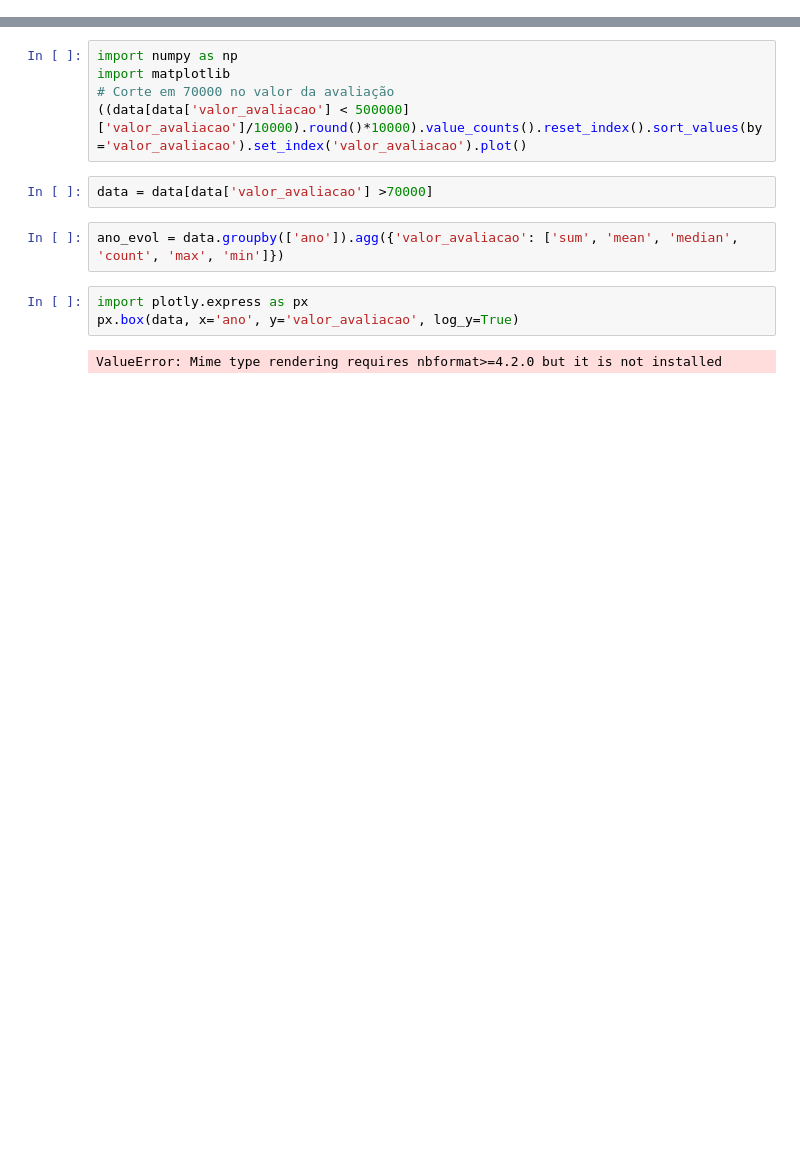
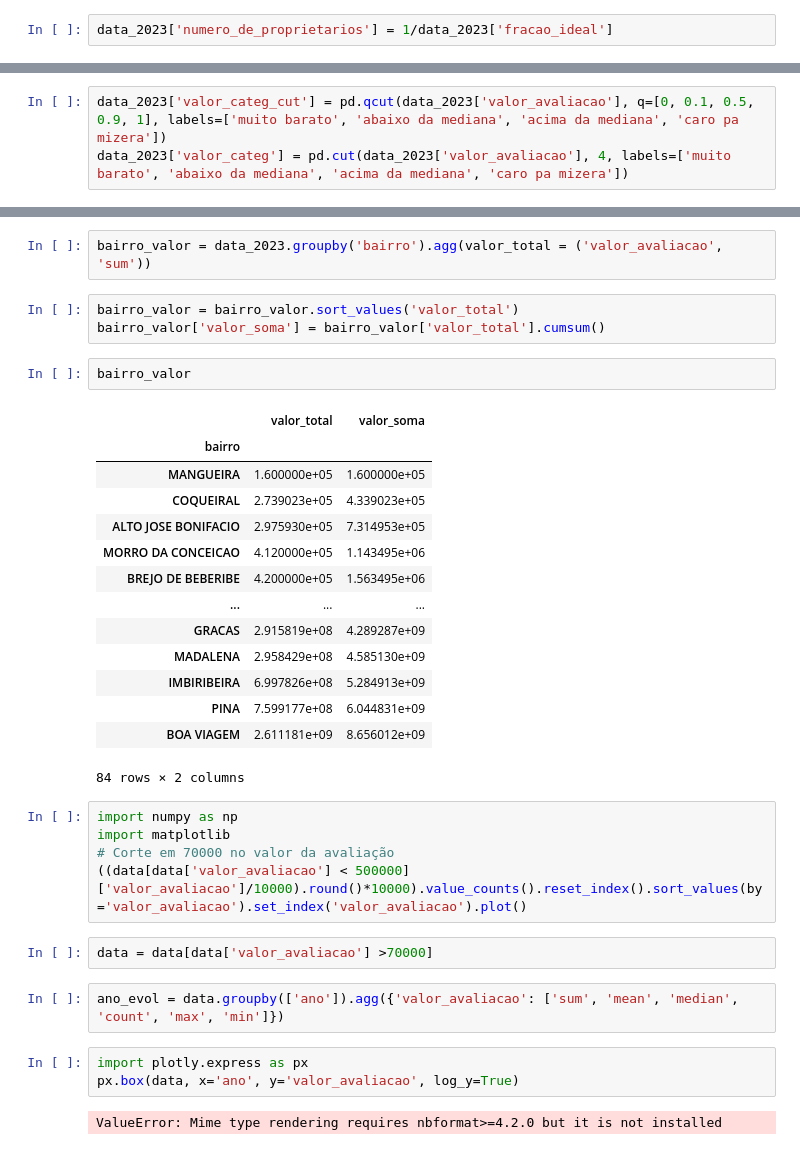
Before and after one commit to jubiss/estudo, a Jupyter notebook: real_estate_recife/analysis.ipynb, the cells around one changed output, grey strips where cells are left out. Cells and saved outputs as stored; diff of their text form; blank space fills up the shorter version.

```diff
--- a/real_estate_recife/analysis.ipynb
+++ b/real_estate_recife/analysis.ipynb
@@ -22,0 +47,2 @@ data['preco_m2_aval'] = data['valor_avaliacao']/data['area_construida'].astype(f
+# %%
+data_2023['numero_de_proprietarios'] = 1/data_2023['fracao_ideal']
@@ -22,0 +55,3 @@ data['preco_m2_aval'] = data['valor_avaliacao']/data['area_construida'].astype(f
+# %%
+data_2023['valor_categ_cut'] = pd.qcut(data_2023['valor_avaliacao'], q=[0, 0.1, 0.5, 0.9, 1], labels=['muito barato', 'abaixo da mediana', 'acima da mediana', 'caro pa mizera'])
+data_2023['valor_categ'] = pd.cut(data_2023['valor_avaliacao'], 4, labels=['muito barato', 'abaixo da mediana', 'acima da mediana', 'caro pa mizera'])
@@ -23,3 +78,25 @@ data['preco_m2_aval'] = data['valor_avaliacao']/data['area_construida'].astype(f
+# %%
+bairro_valor = data_2023.groupby('bairro').agg(valor_total = ('valor_avaliacao', 'sum'))
+# %%
+bairro_valor = bairro_valor.sort_values('valor_total')
+bairro_valor['valor_soma'] = bairro_valor['valor_total'].cumsum()
+# %%
+bairro_valor
+# %% [output]
+|  | valor_total | valor_soma |
+| bairro |  |  |
+| MANGUEIRA | 1.600000e+05 | 1.600000e+05 |
+| COQUEIRAL | 2.739023e+05 | 4.339023e+05 |
+| ALTO JOSE BONIFACIO | 2.975930e+05 | 7.314953e+05 |
+| MORRO DA CONCEICAO | 4.120000e+05 | 1.143495e+06 |
+| BREJO DE BEBERIBE | 4.200000e+05 | 1.563495e+06 |
+| ... | ... | ... |
+| GRACAS | 2.915819e+08 | 4.289287e+09 |
+| MADALENA | 2.958429e+08 | 4.585130e+09 |
+| IMBIRIBEIRA | 6.997826e+08 | 5.284913e+09 |
+| PINA | 7.599177e+08 | 6.044831e+09 |
+| BOA VIAGEM | 2.611181e+09 | 8.656012e+09 |
+84 rows × 2 columns
 # %%
 import numpy as np
 import matplotlib
```
Also changed, not shown: parts of 10 cells of this notebook, 46 other files.
